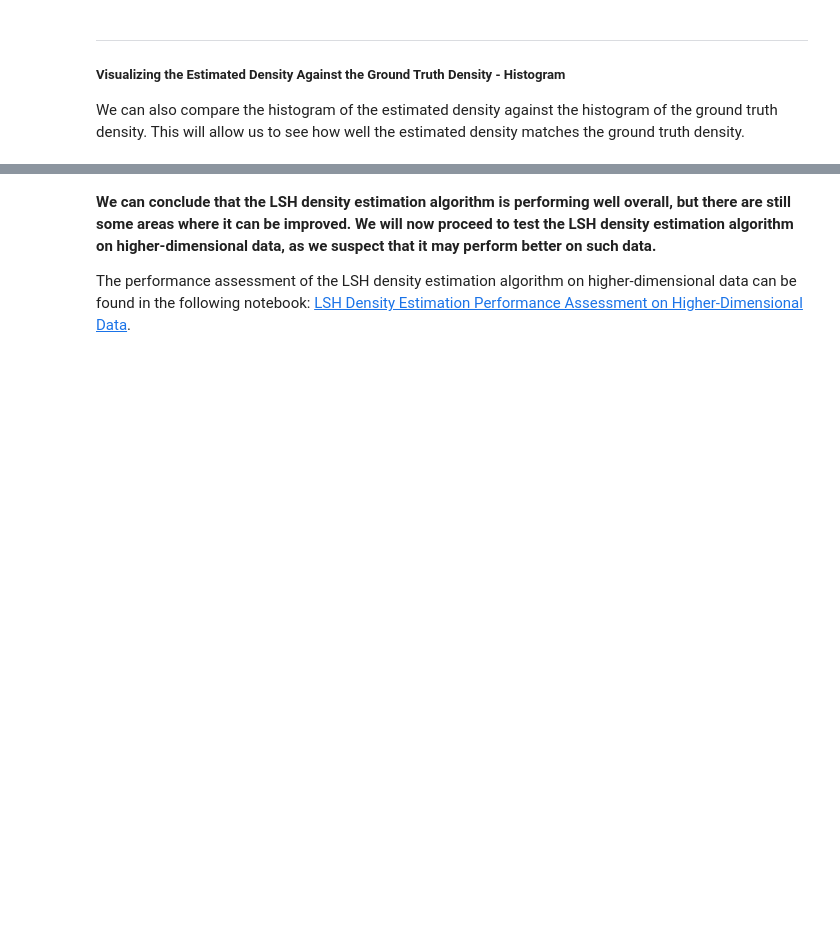
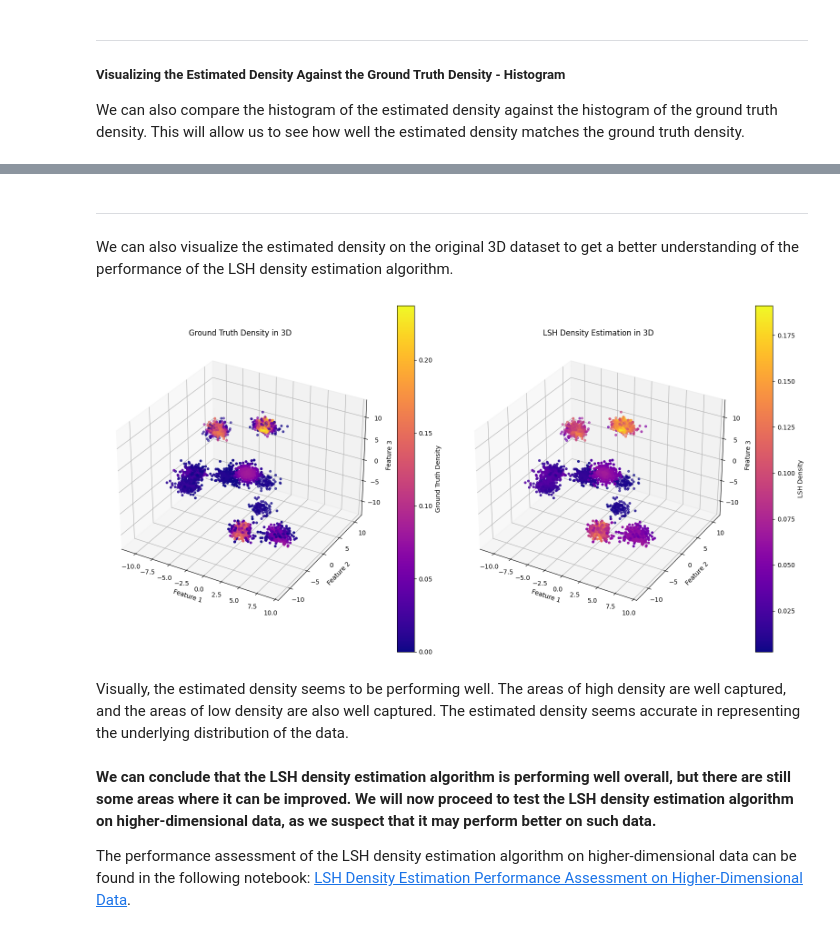
Before and after one commit to Gdeterline/LSH-Based-Points-Density-Estimation-in-High-Dimensional-Embedding-Spaces, a Jupyter notebook: performance_assessment/benchmark_ground_truth_3d.ipynb, the cells around one changed output, grey strips where cells are left out. Drawn from its saved outputs; the diff is of its cells as text; code cells hidden in the pictures; blank space fills up the shorter version.

```diff
--- a/performance_assessment/benchmark_ground_truth_3d.ipynb
+++ b/performance_assessment/benchmark_ground_truth_3d.ipynb
@@ -240,6 +240,36 @@ There are a few comments to be made about the histogram visualization:
 2. The ground truth density histogram has a higher peak than the estimated density histogram, which indicates that the LSH density estimation algorithm is underestimating the density of the data. As mentioned earlier, this is likely due to the nature of the LSH algorithm, which is designed to work with high-dimensional data and may not perform as well on lower-dimensional data.
 
 3. It seems that the range of the estimated density is smaller than the range of the ground truth density. We will need to investigate this further to understand why this is the case. It could be due to the parameters used in the LSH density estimation algorithm or the nature of the data itself.
+# %% [markdown]
+---
+
+We can also visualize the estimated density on the original 3D dataset to get a better understanding of the performance of the LSH density estimation algorithm.
+# %%
+# Plotting two 3D grqphs side by side
+fig = plt.figure(figsize=(16, 8))
+ax1 = fig.add_subplot(121, projection='3d')
+ax1.scatter(all_samples[:, 0], all_samples[:, 1], all_samples[:, 2], c=ground_truth_densities, cmap='plasma', s=10)
+ax1.set_title('Ground Truth Density in 3D')
+ax1.set_xlabel('Feature 1')
+ax1.set_ylabel('Feature 2')
+ax1.set_zlabel('Feature 3')
+plt.colorbar(ax1.scatter(all_samples[:, 0], all_samples[:, 1], all_samples[:, 2], c=ground_truth_densities, cmap='plasma', s=10), label='Ground Truth Density')
+ax1.grid()
+ax2 = fig.add_subplot(122, projection='3d')
+ax2.scatter(all_samples[:, 0], all_samples[:, 1], all_samples[:, 2], c=lsh_densities, cmap='plasma', s=10)
+ax2.set_title('LSH Density Estimation in 3D')
+ax2.set_xlabel('Feature 1')
+ax2.set_ylabel('Feature 2')
+ax2.set_zlabel('Feature 3')
+plt.colorbar(ax2.scatter(all_samples[:, 0], all_samples[:, 1], all_samples[:, 2], c=lsh_densities, cmap='plasma', s=10), label='LSH Density')
+ax2.grid()
+plt.tight_layout()
+plt.savefig(os.path.join("..", "results", "plots", "ground_truth_vs_lsh_density_3d.png"))
+plt.show()
+# %% [output]
+[figure, added]
+# %% [markdown]
+Visually, the estimated density seems to be performing well. The areas of high density are well captured, and the areas of low density are also well captured. The estimated density seems accurate in representing the underlying distribution of the data.
 # %% [markdown]
 **We can conclude that the LSH density estimation algorithm is performing well overall, but there are still some areas where it can be improved. We will now proceed to test the LSH density estimation algorithm on higher-dimensional data, as we suspect that it may perform better on such data.**
 
```
Also changed, not shown: parts of 7 cells of this notebook, 4 other files.
